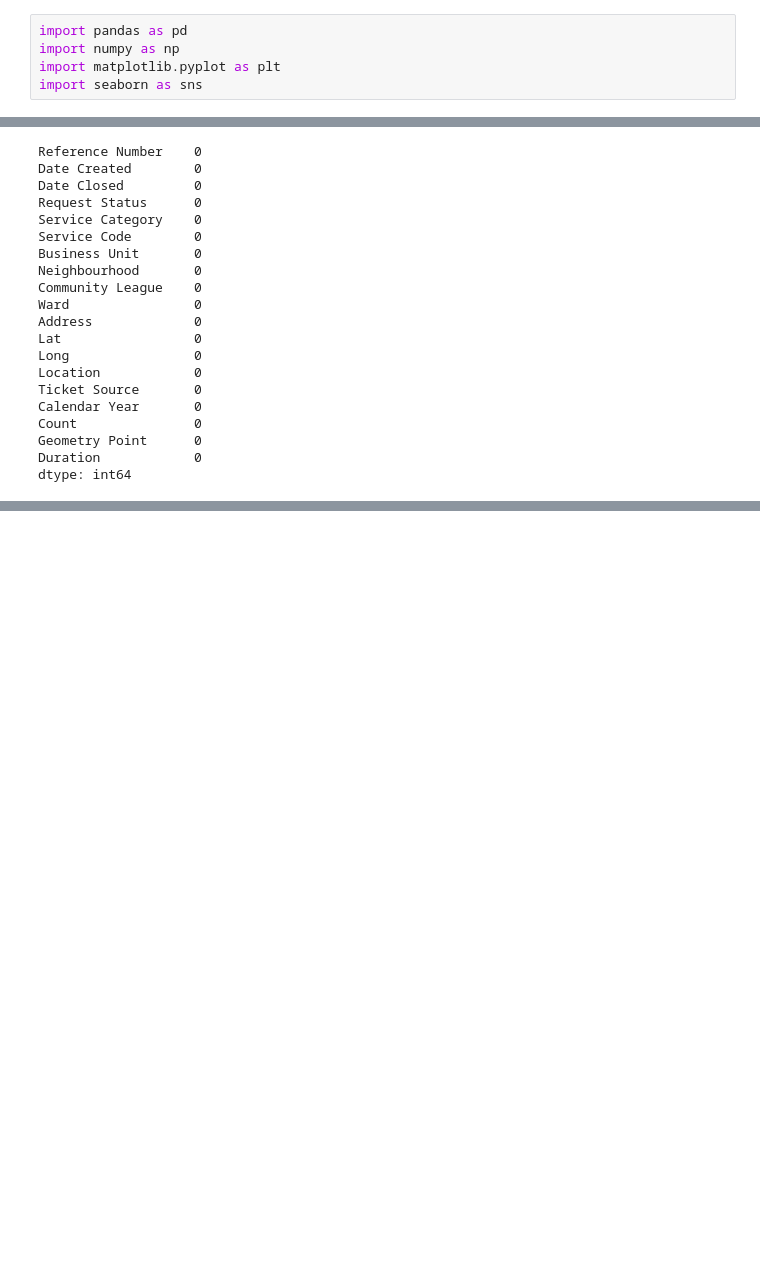
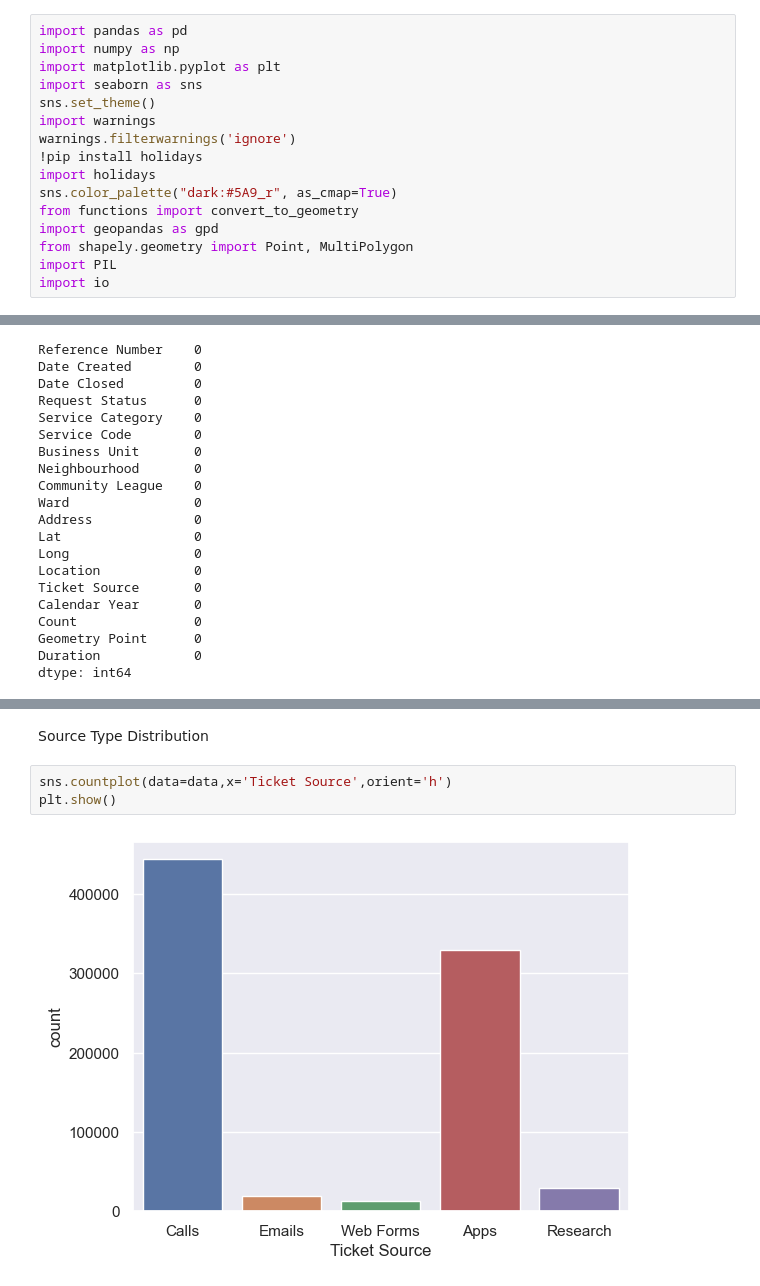
Before and after one commit to hrmn-preet/311-Requests-Forecast-Mapper, a Jupyter notebook: notebooks/EDA.ipynb, the cells around one changed output, grey strips where cells are left out. Cells and saved outputs as stored; diff of their text form; blank space fills up the shorter version.

```diff
--- a/notebooks/EDA.ipynb
+++ b/notebooks/EDA.ipynb
@@ -3,3 +3,14 @@ import pandas as pd
 import numpy as np
 import matplotlib.pyplot as plt
 import seaborn as sns
+sns.set_theme()
+import warnings
+warnings.filterwarnings('ignore')
+!pip install holidays
+import holidays
+sns.color_palette("dark:#5A9_r", as_cmap=True)
+from functions import convert_to_geometry
+import geopandas as gpd
+from shapely.geometry import Point, MultiPolygon
+import PIL
+import io
@@ -72,0 +255,7 @@ plt.show()
+# %% [markdown]
+Source Type Distribution
+# %%
+sns.countplot(data=data,x='Ticket Source',orient='h')
+plt.show()
+# %% [output]
+[figure, added]
```
Also changed, not shown: parts of 52 cells of this notebook, 1 other file.
